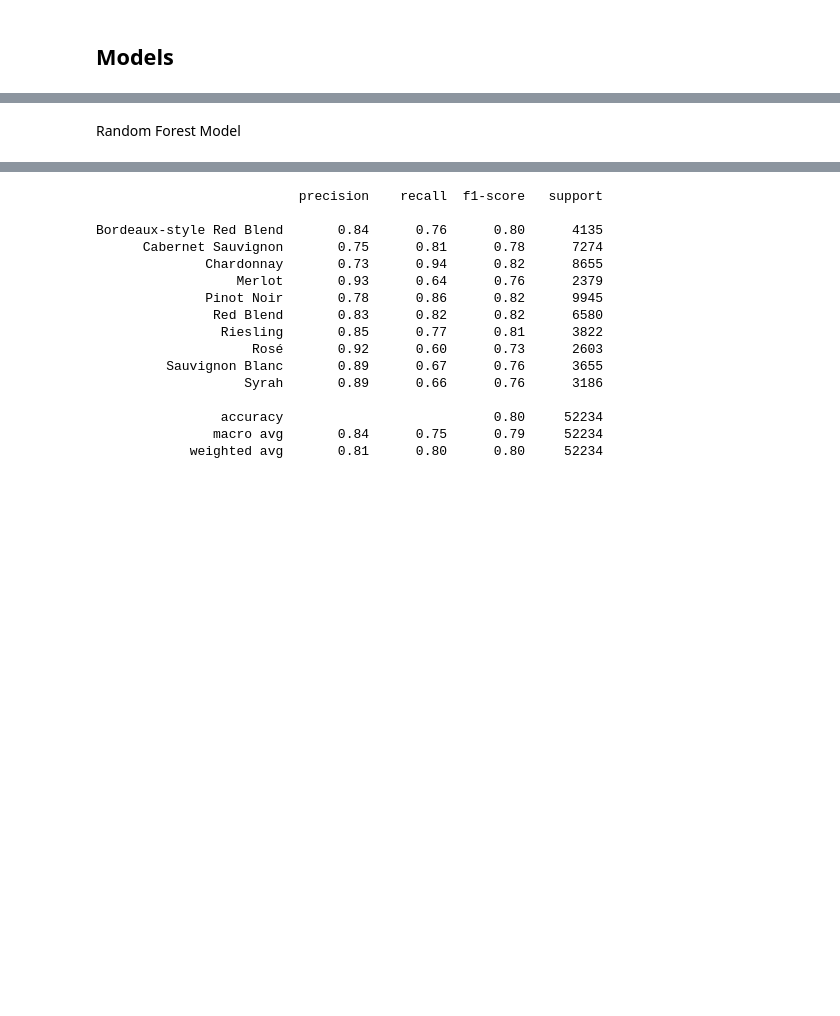
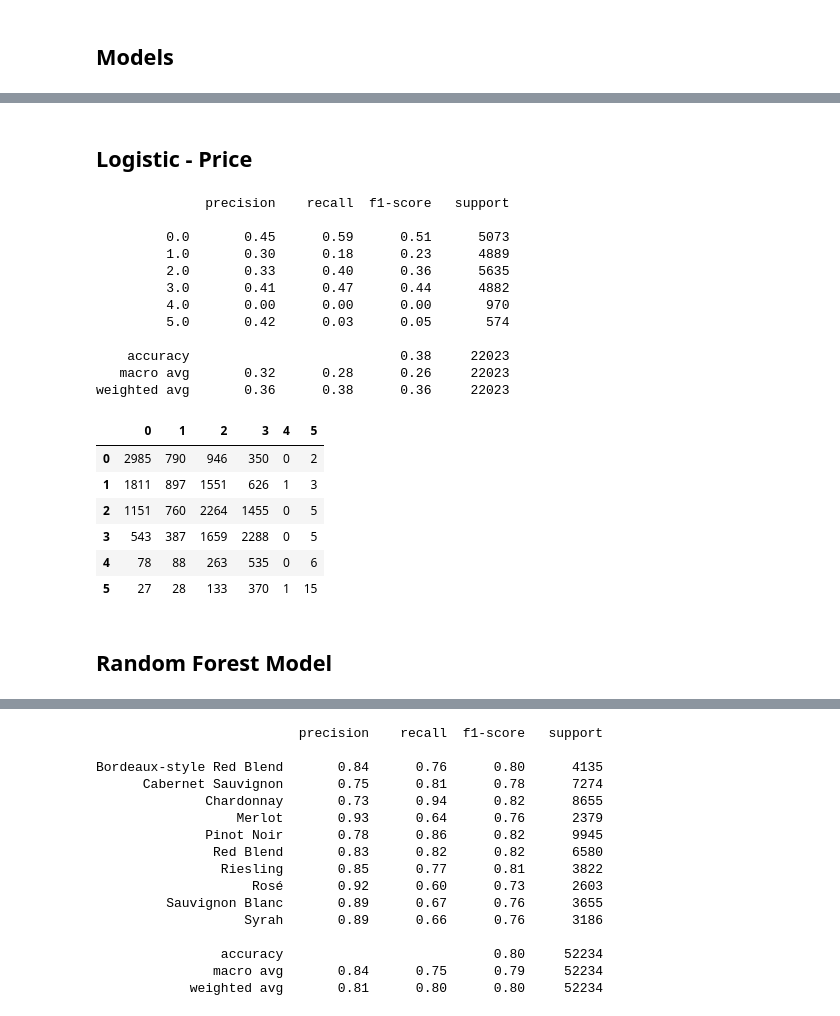
Before and after one commit to jadeal147/capstone3, a Jupyter notebook: Capstone 3 Models.ipynb, the cells around one changed output, grey strips where cells are left out. Cells and saved outputs as stored; diff of their text form; code cells hidden in the pictures; blank space fills up the shorter version.

```diff
--- a/Capstone 3 Models.ipynb
+++ b/Capstone 3 Models.ipynb
@@ -49,12 +56,18 @@ wineList = df_10.variety.unique().tolist()
 # %%
 desc = df_10.description.values
 variety = df_10.variety.values
+rate = df_10.rating_bin.values
+price = df_10.price_bin.values
 
 train_reviews = desc[:45000]
 train_sentiments = variety[:45000]
+train_sentiments_rate = rate[:45000]
+train_sentiments_price = price[:45000]
 
 test_reviews = desc[45001:]
 test_sentiments = variety[45001:]
+test_sentiments_rate = rate[45001:]
+test_sentiments_price = price[45001:]
 # %%
 len(train_sentiments)
 len(train_reviews)
@@ -187,0 +198,14 @@ Bordeaux-style Red Blend       0.63      0.63      0.63      1759
+# %%
+# Logistic Rating
+
+# Logistic Regression model on TF_IDF features
+from sklearn.linear_model import LogisticRegression
+
+# instantiate model
+lr_tv = LogisticRegression(penalty='l2', max_iter=500, C=1, solver='lbfgs', random_state=42)
+
+# train model
+lr_tv.fit(tv_train_features, train_sentiments_rate)
+
+# predict on test data
+lr_tv_tfidf_predictions = lr_tv.predict(tv_test_features)
@@ -188,5 +232,45 @@ Bordeaux-style Red Blend       0.63      0.63      0.63      1759
+# %% [markdown]
+## Logistic - Price
+# %%
+# Logistic Rating
+
+# Logistic Regression model on TF_IDF features
+from sklearn.linear_model import LogisticRegression
+
+# instantiate model
+lr_tv = LogisticRegression(penalty='l2', max_iter=500, C=1, solver='lbfgs', random_state=42)
+
+# train model
+lr_tv.fit(tv_train_features, train_sentiments_price)
+
+# predict on test data
+lr_tv_tfidf_predictions = lr_tv.predict(tv_test_features)
+# %%
+labels = [0,1,2,3,4,5]
+print(classification_report(test_sentiments_price, lr_tv_tfidf_predictions))
+pd.DataFrame(confusion_matrix(test_sentiments_price, lr_tv_tfidf_predictions), index=labels, columns=labels)
+# %% [output]
+              precision    recall  f1-score   support
+
+         0.0       0.45      0.59      0.51      5073
+         1.0       0.30      0.18      0.23      4889
+         2.0       0.33      0.40      0.36      5635
+         3.0       0.41      0.47      0.44      4882
+         4.0       0.00      0.00      0.00       970
+         5.0       0.42      0.03      0.05       574
+
+    accuracy                           0.38     22023
+   macro avg       0.32      0.28      0.26     22023
+weighted avg       0.36      0.38      0.36     22023
+|  | 0 | 1 | 2 | 3 | 4 | 5 |
+| 0 | 2985 | 790 | 946 | 350 | 0 | 2 |
+| 1 | 1811 | 897 | 1551 | 626 | 1 | 3 |
+| 2 | 1151 | 760 | 2264 | 1455 | 0 | 5 |
+| 3 | 543 | 387 | 1659 | 2288 | 0 | 5 |
+| 4 | 78 | 88 | 263 | 535 | 0 | 6 |
+| 5 | 27 | 28 | 133 | 370 | 1 | 15 |
 # %% [markdown]
-Random Forest Model
+## Random Forest Model
 # %%
 # Random Forest model on BOW features
 from sklearn.ensemble import RandomForestClassifier
```
Also changed, not shown: parts of 23 cells of this notebook.
